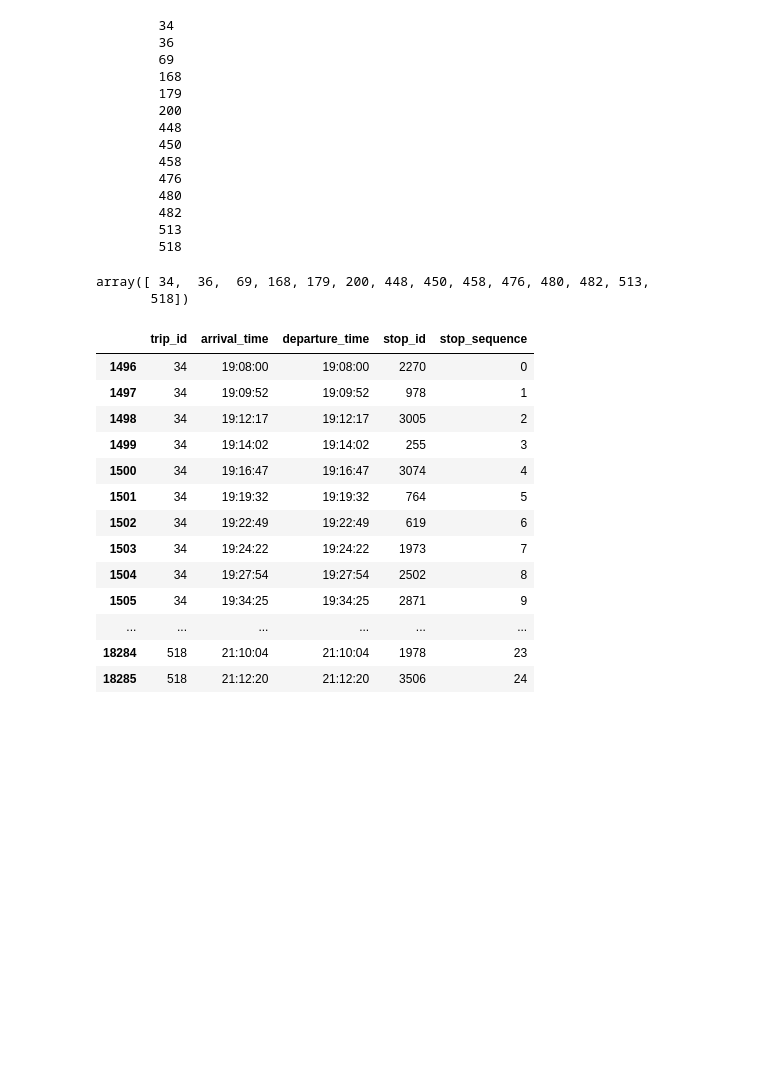
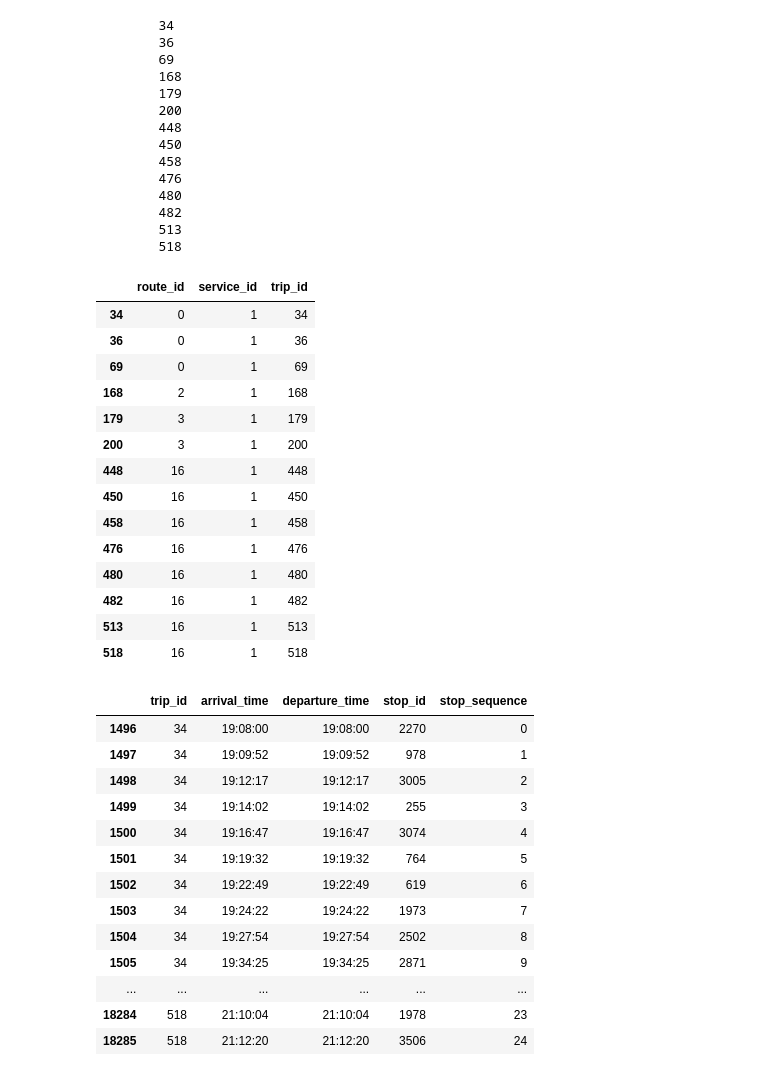
Before and after one commit to ChetanMadan/Zero-One-Hop-Routes, a Jupyter notebook: find_routes.ipynb, the cells around one changed output. Cells and saved outputs as stored; diff of their text form; code cells hidden in the pictures; blank space fills up the shorter version.

```diff
--- a/Untitled.ipynb
+++ b/find_routes.ipynb
@@ -259,4 +275,4 @@ q[1]
 # %%
 w[1]
 # %%
-bus_from_one = find_route_ids('Hasanpur Depot')[1]
+bus_from_one = find_route_ids('Hasanpur Depot')[0]
@@ -267,7 +288,7 @@ for i in bus_from_one:
 # %%
 step_1_2 = pd.DataFrame()
 
-for i in np.asarray(step_1_1['route_id']):
+for i in bus_from_one:
     print("       ",i)
     step_1_2 = step_1_2.append(trips.loc[trips['trip_id']==i])
 # %% [output]
@@ -285,11 +306,24 @@ for i in np.asarray(step_1_1['route_id']):
         482
         513
         518
-# %%
-np.asarray(step_1_2['trip_id'])
-# %% [output]
-array([ 34,  36,  69, 168, 179, 200, 448, 450, 458, 476, 480, 482, 513,
-       518])
+# %%
+step_1_2
+# %% [output]
+|  | route_id | service_id | trip_id |
+| 34 | 0 | 1 | 34 |
+| 36 | 0 | 1 | 36 |
+| 69 | 0 | 1 | 69 |
+| 168 | 2 | 1 | 168 |
+| 179 | 3 | 1 | 179 |
+| 200 | 3 | 1 | 200 |
+| 448 | 16 | 1 | 448 |
+| 450 | 16 | 1 | 450 |
+| 458 | 16 | 1 | 458 |
+| 476 | 16 | 1 | 476 |
+| 480 | 16 | 1 | 480 |
+| 482 | 16 | 1 | 482 |
+| 513 | 16 | 1 | 513 |
+| 518 | 16 | 1 | 518 |
 # %%
 step_1_3= pd.DataFrame()
 for i in np.asarray(step_1_2['trip_id']):
```
Also changed, not shown: parts of 19 cells of this notebook, 4 other files.
